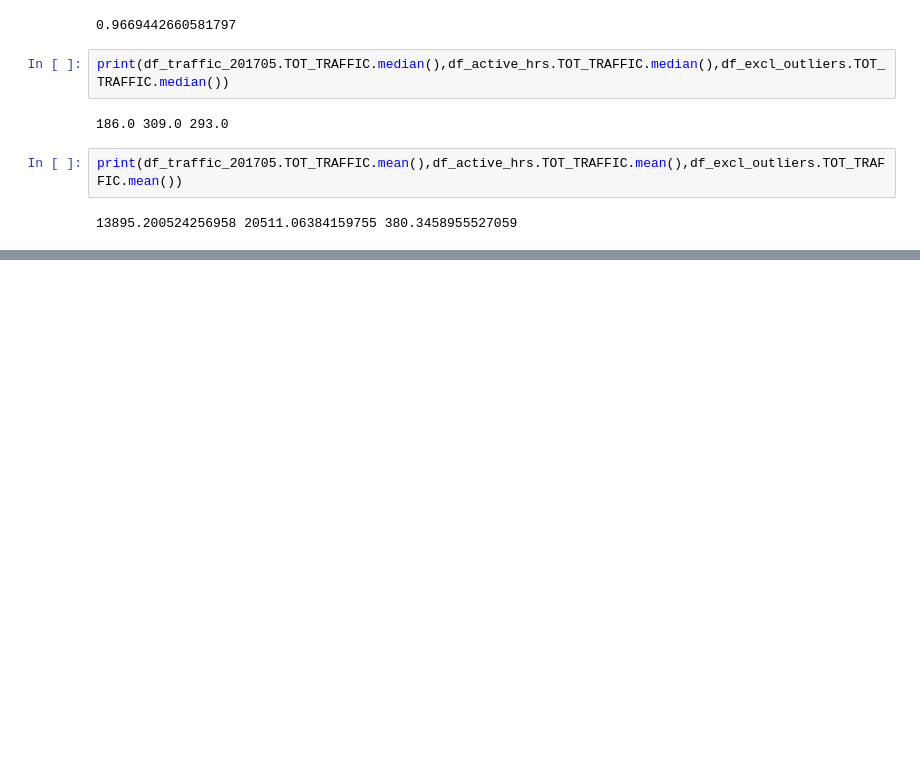
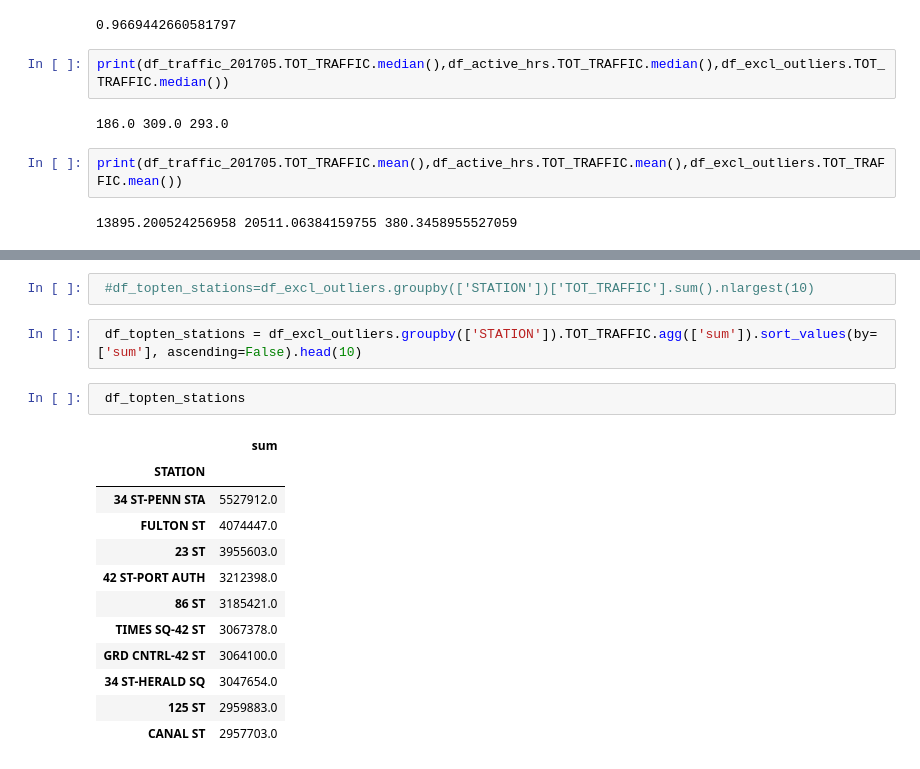
Before and after one commit to zhouza/MetisProject01, a Jupyter notebook: test.ipynb, the cells around one changed output, grey strips where cells are left out. Saved outputs shown, nothing was run; the diff lists cells and outputs as text; blank space fills up the shorter version.

```diff
--- a/test.ipynb
+++ b/test.ipynb
@@ -319,0 +378,19 @@ print(df_traffic_201705.TOT_TRAFFIC.mean(),df_active_hrs.TOT_TRAFFIC.mean(),df_e
+# %%
+ #df_topten_stations=df_excl_outliers.groupby(['STATION'])['TOT_TRAFFIC'].sum().nlargest(10)
+# %%
+ df_topten_stations = df_excl_outliers.groupby(['STATION']).TOT_TRAFFIC.agg(['sum']).sort_values(by=['sum'], ascending=False).head(10)
+# %%
+ df_topten_stations
+# %% [output]
+|  | sum |
+| STATION |  |
+| 34 ST-PENN STA | 5527912.0 |
+| FULTON ST | 4074447.0 |
+| 23 ST | 3955603.0 |
+| 42 ST-PORT AUTH | 3212398.0 |
+| 86 ST | 3185421.0 |
+| TIMES SQ-42 ST | 3067378.0 |
+| GRD CNTRL-42 ST | 3064100.0 |
+| 34 ST-HERALD SQ | 3047654.0 |
+| 125 ST | 2959883.0 |
+| CANAL ST | 2957703.0 |
```
Also changed, not shown: parts of 9 cells of this notebook.
